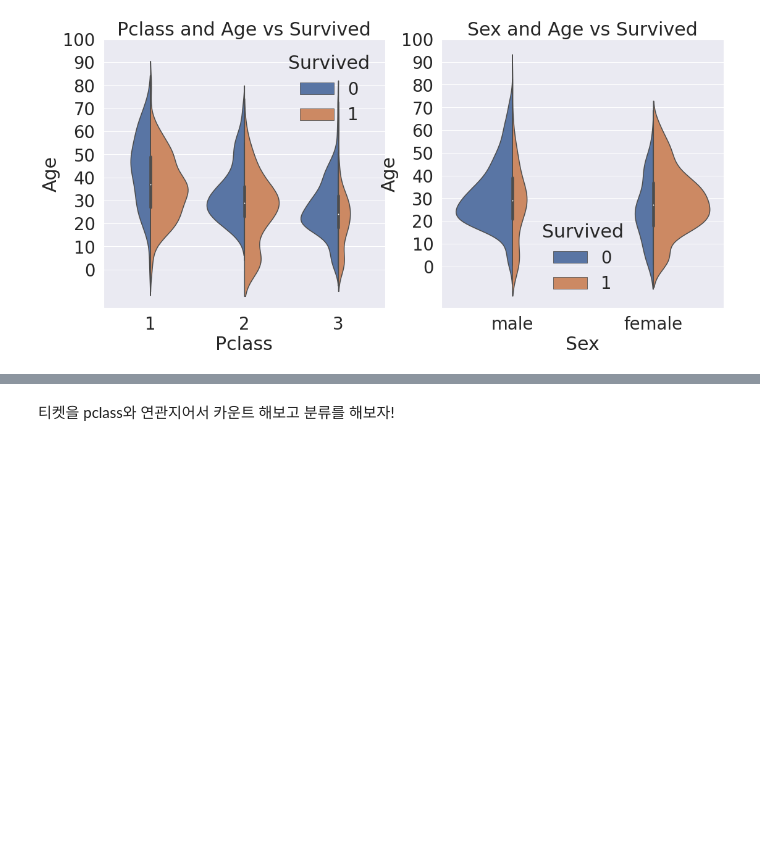
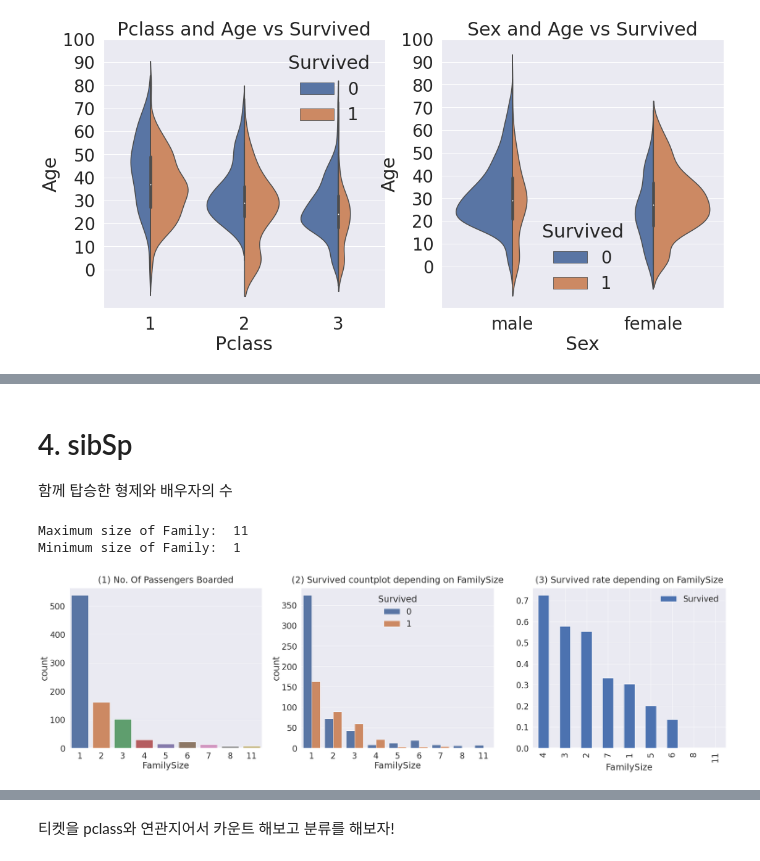
Before and after one commit to 201ssc/kaggle_test, a Jupyter notebook: kaggle_titanic_test3.ipynb, the cells around one changed output, grey strips where cells are left out. Drawn from its saved outputs; the diff is of its cells as text; code cells hidden in the pictures; blank space fills up the shorter version.

```diff
--- a/kaggle_titanic_test3.ipynb
+++ b/kaggle_titanic_test3.ipynb
@@ -232,0 +263,46 @@ plt.show()
+# %% [markdown]
+# 4. sibSp
+함께 탑승한 형제와 배우자의 수
+# %%
+df_train['FamilySize'] = df_train['SibSp'] + df_train['Parch'] + 1 # 자신을 포함해야하니 1을 더합니다
+df_test['FamilySize'] = df_test['SibSp'] + df_test['Parch'] + 1 # 자신을 포함해야하니 1을 더합니다
+
+print("Maximum size of Family: ", df_train['FamilySize'].max())
+print("Minimum size of Family: ", df_train['FamilySize'].min())
+# %% [output]
+Maximum size of Family:  11
+Minimum size of Family:  1
+# %%
+ff =  df_train[df_train['Age'] < 20]['SibSp'].sum() -  df_train[df_train['Age'] < 10]['SibSp'].sum()
+ff2 =  len(df_train[df_train['Age'] < 20]) - len(df_train[df_train['Age'] < 10])
+print(ff+ff2, ff2)
+df_train['FamilySize'] = df_train['SibSp'] + df_train['Parch'] + 1
+cummulate_survival_ratio = []
+for i in range(10, 81):
+  ii = i - 10
+  ff =  df_train[df_train['Age'] < i]['FamilySize'].sum() -  df_train[df_train['Age'] < ii]['FamilySize'].sum()
+  ff2 =  len(df_train[df_train['Age'] < i]) - len(df_train[df_train['Age'] < ii])
+
+  cummulate_survival_ratio.append(ff / ff2)
+
+plt.figure(figsize=(7, 7))
+plt.plot(cummulate_survival_ratio)
+plt.title('Survival rate change depending on range of Age', y=1.02)
+plt.ylabel('Survival rate')
+plt.xlabel('Range of Age(0~x)')
+plt.show()
+# %%
+f,ax=plt.subplots(1, 3, figsize=(40,10))
+sns.countplot('FamilySize', data=df_train, ax=ax[0])
+ax[0].set_title('(1) No. Of Passengers Boarded', y=1.02)
+
+sns.countplot('FamilySize', hue='Survived', data=df_train, ax=ax[1])
+ax[1].set_title('(2) Survived countplot depending on FamilySize',  y=1.02)
+
+df_train[['FamilySize', 'Survived']].groupby(['FamilySize'], as_index=True).mean().sort_values(by='Survived', ascending=False).plot.bar(ax=ax[2])
+ax[2].set_title('(3) Survived rate depending on FamilySize',  y=1.02)
+
+plt.subplots_adjust(wspace=0.2, hspace=0.5)
+plt.show()
+# %% [output]
+[figure, added]
```
Also changed, not shown: parts of 5 cells of this notebook.
